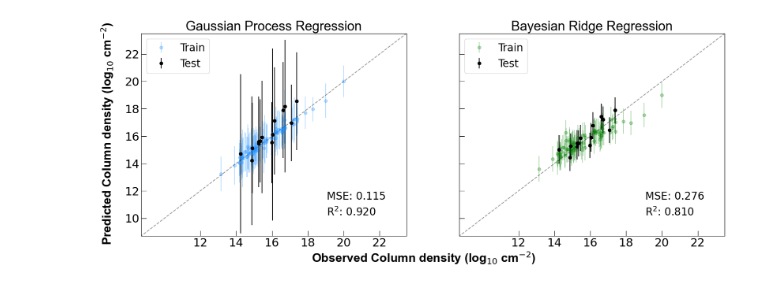
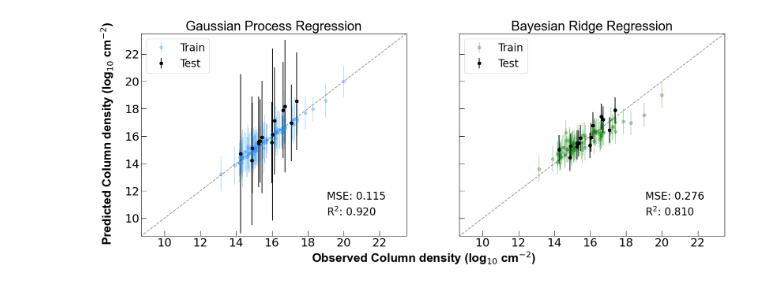
Before and after one commit to zfried/IRAS_ML_Predictions, a Jupyter notebook: regression_graphs/get_prediction_graphs.ipynb, the cells around one changed output. Saved outputs shown, nothing was run; the diff lists cells and outputs as text; code cells hidden in the pictures.

```diff
--- a/regression_graphs/get_prediction_graphs.ipynb
+++ b/regression_graphs/get_prediction_graphs.ipynb
@@ -309,35 +309,35 @@ axes[0].tick_params(axis='x', labelsize=15)
 axes[0].tick_params(axis='y', labelsize=15)
 axes[0].set_xlim(8.7,23.5)
 axes[0].set_ylim(8.7,23.5)
-axes[0].set_xticks([12, 14, 16, 18, 20, 22])
+axes[0].set_xticks([10, 12, 14, 16, 18, 20, 22])
 axes[0].plot(np.arange(5,30), np.arange(5, 30), ls="--", alpha=0.4, color="k")
 axes[0].text(0.7, 0.18, f"MSE: {mse_GPR:.3f}", transform=axes[0].transAxes, fontsize = labelFont)
 axes[0].text(0.7, 0.1, f"R$^2$: {r2_GPR:.3f}", transform=axes[0].transAxes, fontsize = labelFont)
 axes[0].legend(fontsize = 20)
 axes[0].tick_params(axis="x", direction="in", labelsize=22, length=10, labeltop = False)
 axes[0].tick_params(axis="y", direction="in", labelsize=22, length=10, labeltop = False)
 
 
 # Plot Bayesian Ridge Regression scatterplots
 axes[1].errorbar(BR_y_train, BR_train_pred, yerr = BR_trainSD, fmt="o", c='green', label='Train', alpha = 0.3)
 axes[1].errorbar(BR_y_test, BR_test_pred, yerr = BR_testSD, fmt="o", c='#010101', label='Test')
 axes[1].set_title('Bayesian Ridge Regression', **hfont, fontsize = titleFont)
 axes[1].plot(np.arange(5,30), np.arange(5, 30), ls="--", alpha=0.4, color="k")
 #13.7, 20
 axes[1].tick_params(axis='x', labelsize=15)
 axes[1].tick_params(axis='y', labelsize=15)
 axes[1].set_xlim(8.7,23.5)
 axes[1].set_ylim(8.7,23.5)
-axes[1].set_xticks([12, 14, 16, 18, 20, 22])
+axes[1].set_xticks([10, 12, 14, 16, 18, 20, 22])
 axes[1].text(0.7, 0.18, f"MSE: {mse_BR:.3f}", transform=axes[1].transAxes, fontsize = labelFont)
 axes[1].text(0.7, 0.1, f"R$^2$: {r2_BR:.3f}", transform=axes[1].transAxes, fontsize = labelFont)
 axes[1].legend(fontsize = 20)
 axes[1].tick_params(axis="x", direction="in", labelsize=22, length=10, labeltop = False)
 axes[1].tick_params(axis="y", direction="in", labelsize=22, length=10, labeltop = False)
 
 
 fig.text(0.5, 0.01, 'Observed Column density (log$_{10}$ cm$^{-2}$)', ha='center', **hfont, fontsize = 23, fontweight = "bold")
 fig.text(0.07, 0.5, 'Predicted Column density (log$_{10}$ cm$^{-2}$)', va='center', rotation='vertical', **hfont, fontsize = 23, fontweight = "bold")
 plt.show()
 # %% [output]
-[figure, old version]
+[figure, new version]
```
